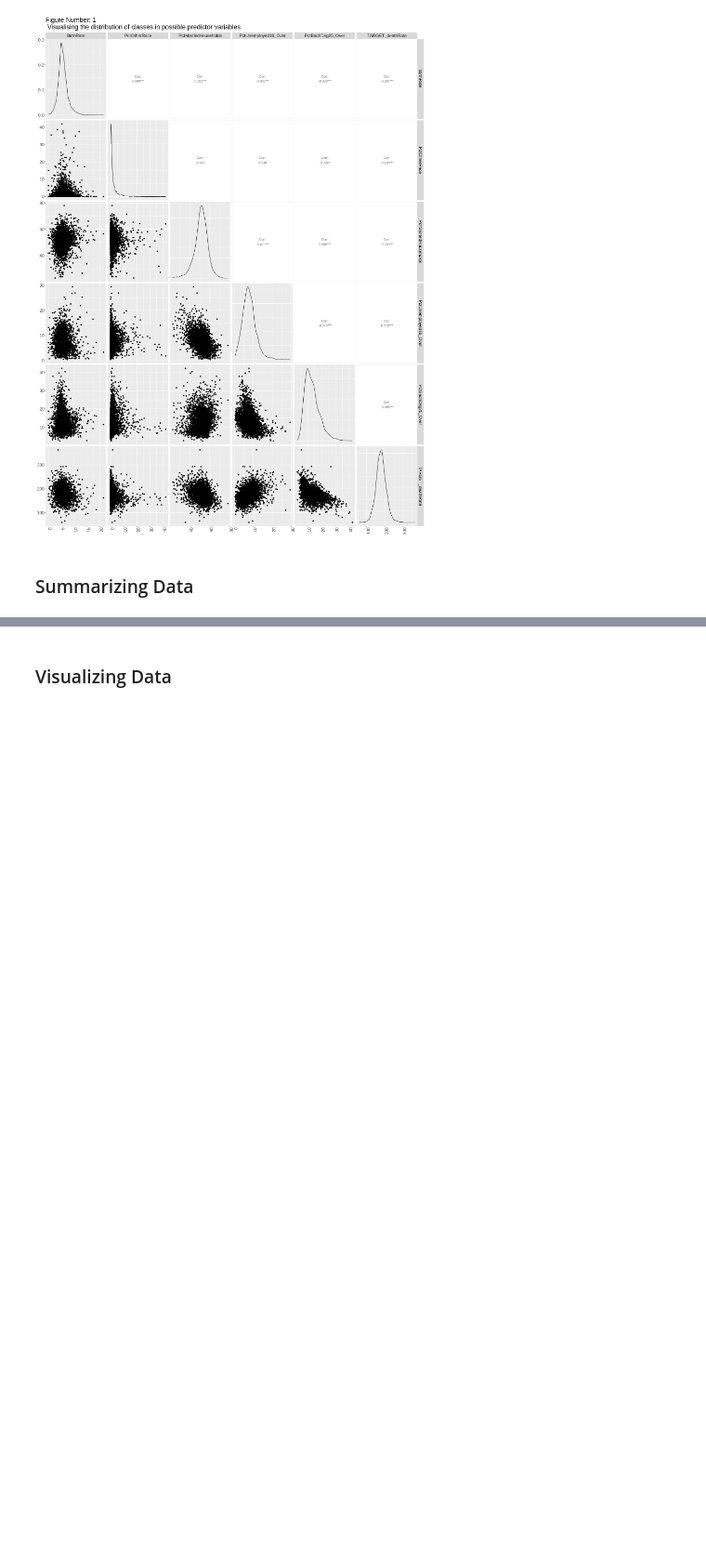
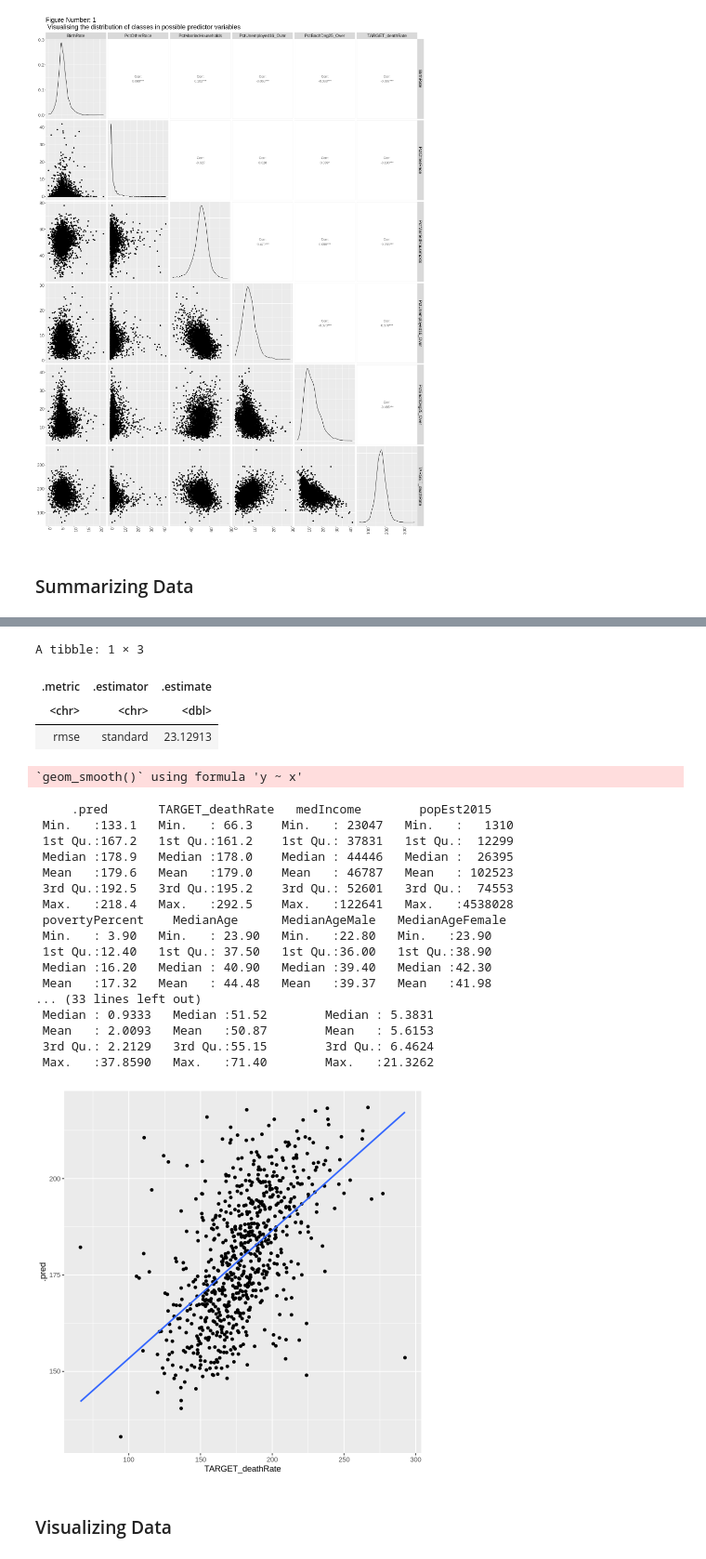
Before and after one commit to caswellbrett/CancerMortalityPrediction, a Jupyter notebook: Report.ipynb, the cells around one changed output, grey strips where cells are left out. Shown at 93% size. Drawn from its saved outputs; the diff is of its cells as text; code cells hidden in the pictures; blank space fills up the shorter version.

```diff
--- a/Report.ipynb
+++ b/Report.ipynb
@@ -228,3 +230,53 @@ ggplot(acc, aes(x = neighbors, y = mean)) +
+# %%
+knn_spec_2 <- nearest_neighbor(weight_func = "rectangular", neighbors = 16) |>
+     set_engine("kknn") |>
+     set_mode("regression")
+
+acc <- workflow() |>
+    add_recipe(cancer_recipe) |>
+    add_model(knn_spec_2) |>
+    fit(data = cancer_training)
+
+
+predictions <- acc |>
+    predict(cancer_testing) |>
+    bind_cols(cancer_testing)
+
+metrics_cancer <- metrics(predictions, truth = TARGET_deathRate, estimate = .pred) |>
+    filter(.metric == "rmse")
+metrics_cancer
+
+options(repr.plot.width = 7, repr.plot.height = 7)
+
+ggplot(predictions, aes(x = TARGET_deathRate, y = .pred)) +
+    geom_point() +
+    geom_smooth(method = lm, se = FALSE)
+
+summary(predictions, lm(.pred ~ TARGET_deathRate)) #$coefficients
+# %% [output]
+A tibble: 1 × 3
+| .metric | .estimator | .estimate |
+| <chr> | <chr> | <dbl> |
+| rmse | standard | 23.12913 |
+`geom_smooth()` using formula 'y ~ x'
+     .pred       TARGET_deathRate   medIncome        popEst2015
+ Min.   :133.1   Min.   : 66.3    Min.   : 23047   Min.   :   1310
+ 1st Qu.:167.2   1st Qu.:161.2    1st Qu.: 37831   1st Qu.:  12299
+ Median :178.9   Median :178.0    Median : 44446   Median :  26395
+ Mean   :179.6   Mean   :179.0    Mean   : 46787   Mean   : 102523
+ 3rd Qu.:192.5   3rd Qu.:195.2    3rd Qu.: 52601   3rd Qu.:  74553
+ Max.   :218.4   Max.   :292.5    Max.   :122641   Max.   :4538028
+ povertyPercent    MedianAge      MedianAgeMale   MedianAgeFemale
+ Min.   : 3.90   Min.   : 23.90   Min.   :22.80   Min.   :23.90
+ 1st Qu.:12.40   1st Qu.: 37.50   1st Qu.:36.00   1st Qu.:38.90
+ Median :16.20   Median : 40.90   Median :39.40   Median :42.30
+ Mean   :17.32   Mean   : 44.48   Mean   :39.37   Mean   :41.98
+... (33 lines left out)
+ Median : 0.9333   Median :51.52        Median : 5.3831
+ Mean   : 2.0093   Mean   :50.87        Mean   : 5.6153
+ 3rd Qu.: 2.2129   3rd Qu.:55.15        3rd Qu.: 6.4624
+ Max.   :37.8590   Max.   :71.40        Max.   :21.3262
+[figure, added]
 # %% [markdown]
 ### Visualizing Data
 # %%
```
Also changed, not shown: parts of 1 cell of this notebook.
